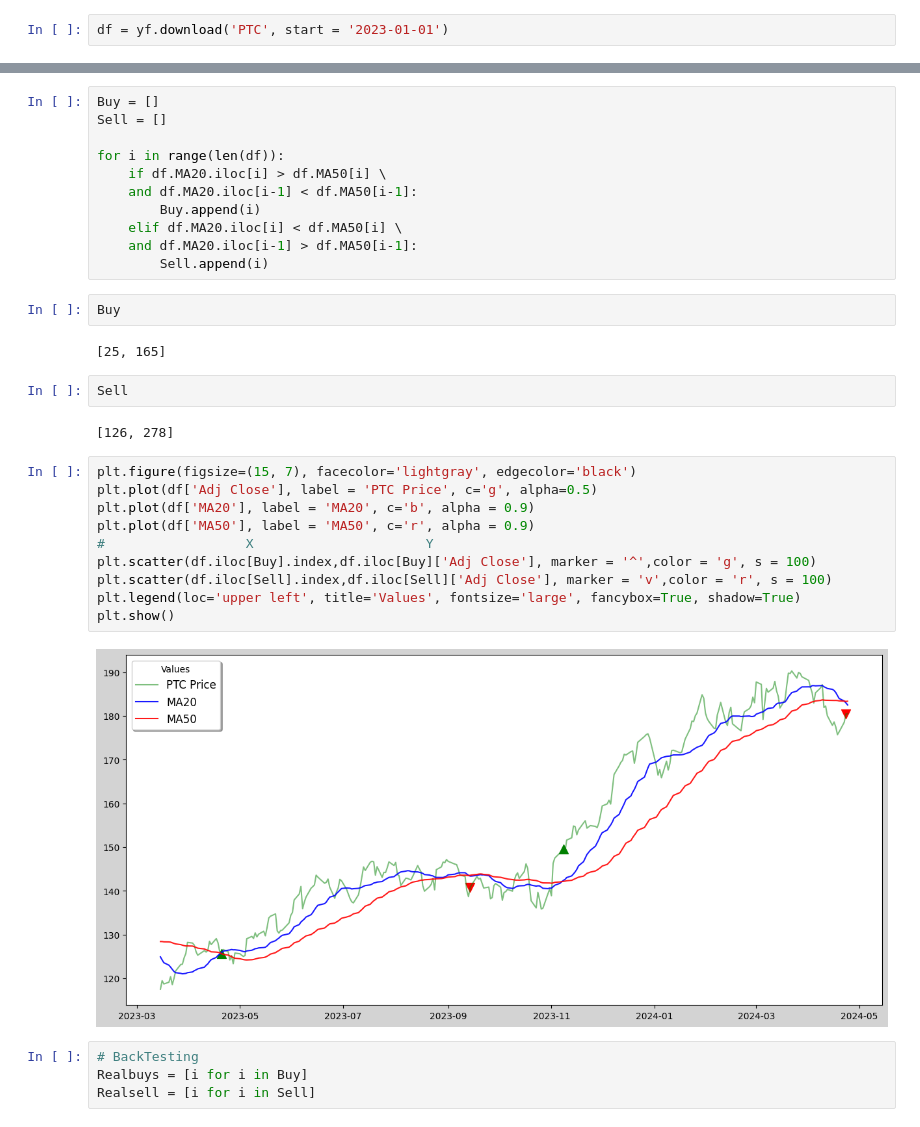
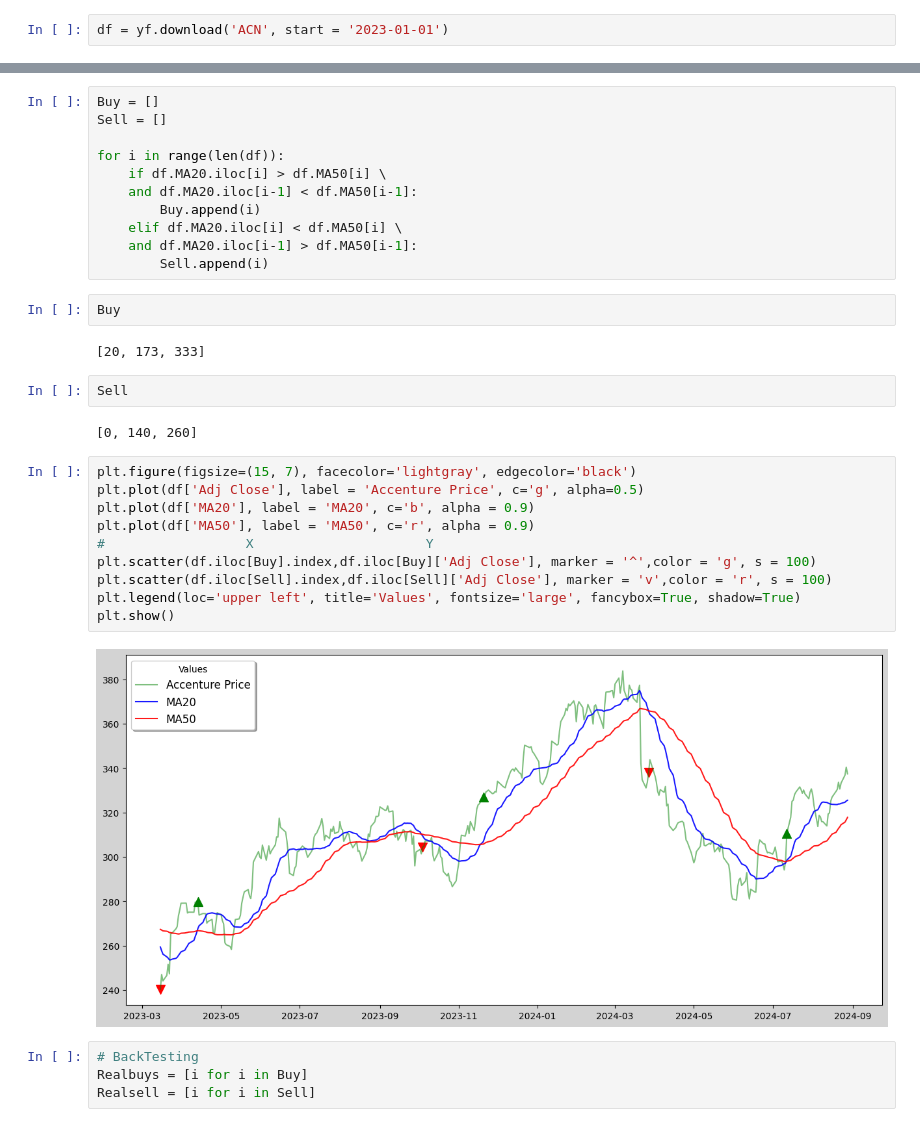
Before and after one commit to siddhantgavand12/Moving-Average-Indicator, a Jupyter notebook: Moving average project.ipynb, the cells around one changed output, grey strips where cells are left out. Drawn from its saved outputs; the diff is of its cells as text.

Commit message:
Added accenture data

```diff
--- a/Moving average project.ipynb
+++ b/Moving average project.ipynb
@@ -3,7 +3,7 @@ import yfinance as yf
 import pandas as pd
 import matplotlib.pyplot as plt
 # %%
-df = yf.download('PTC', start = '2023-01-01')
+df = yf.download('ACN', start = '2023-01-01')
 # %% [output]
 [*********************100%%**********************]  1 of 1 completed
 # %%
@@ -27,23 +27,23 @@ for i in range(len(df)):
 # %%
 Buy
 # %% [output]
-[25, 165]
+[20, 173, 333]
 # %%
 Sell
 # %% [output]
-[126, 278]
+[0, 140, 260]
 # %%
 plt.figure(figsize=(15, 7), facecolor='lightgray', edgecolor='black')
-plt.plot(df['Adj Close'], label = 'PTC Price', c='g', alpha=0.5)
+plt.plot(df['Adj Close'], label = 'Accenture Price', c='g', alpha=0.5)
 plt.plot(df['MA20'], label = 'MA20', c='b', alpha = 0.9)
 plt.plot(df['MA50'], label = 'MA50', c='r', alpha = 0.9)
 #                  X                      Y
 plt.scatter(df.iloc[Buy].index,df.iloc[Buy]['Adj Close'], marker = '^',color = 'g', s = 100)
 plt.scatter(df.iloc[Sell].index,df.iloc[Sell]['Adj Close'], marker = 'v',color = 'r', s = 100)
 plt.legend(loc='upper left', title='Values', fontsize='large', fancybox=True, shadow=True)
 plt.show()
 # %% [output]
-[figure, old version]
+[figure, new version]
 # %%
 # BackTesting
 Realbuys = [i for i in Buy]
```
Also changed, not shown: parts of 2 cells of this notebook.
